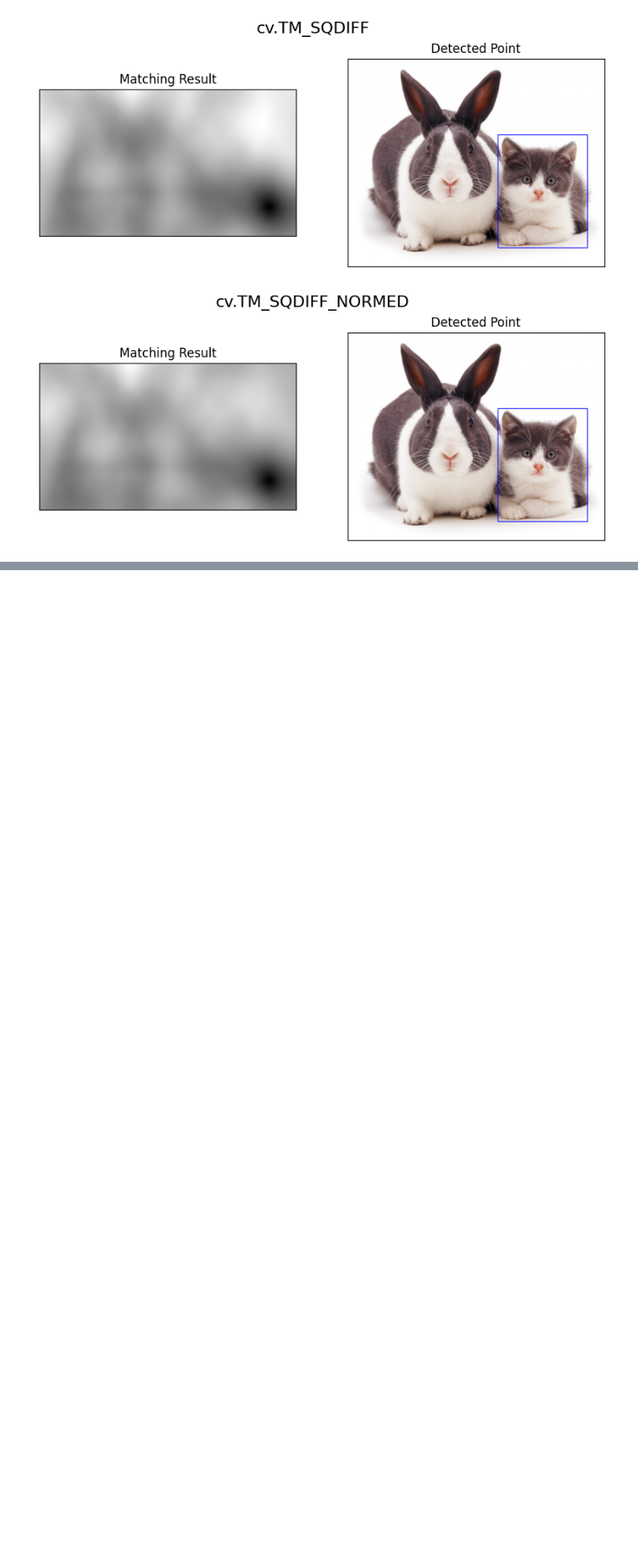
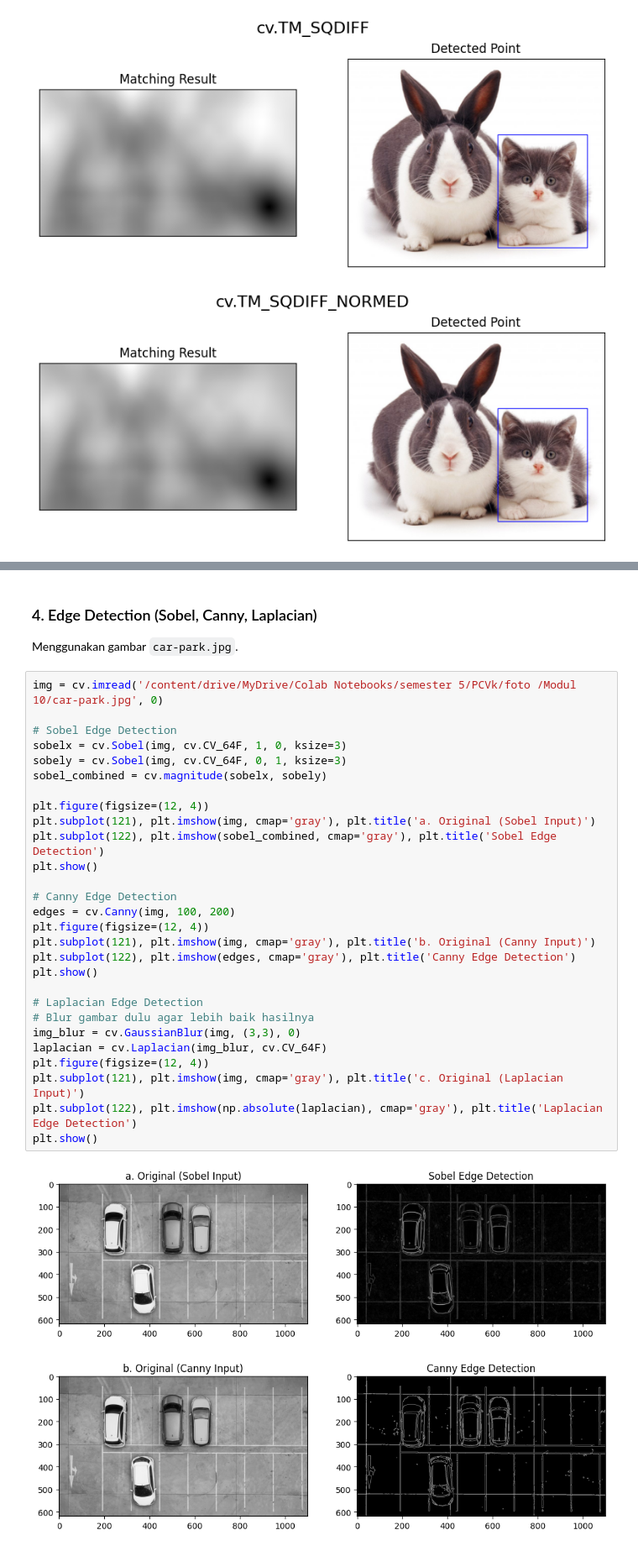
Before and after one commit to AlfredaDhaifullah04/PCVK_Ganjil_2026, a Jupyter notebook: PCVK_M10_W10.ipynb, the cells around one changed output, grey strips where cells are left out. Shown at 84% size. Saved outputs shown, nothing was run; the diff lists cells and outputs as text; blank space fills up the shorter version.

```diff
--- a/PCVK_M10_W10.ipynb
+++ b/PCVK_M10_W10.ipynb
@@ -67,0 +97,34 @@ for meth in methods:
+# %% [markdown]
+### 4. Edge Detection (Sobel, Canny, Laplacian)
+Menggunakan gambar `car-park.jpg`.
+# %%
+img = cv.imread('/content/drive/MyDrive/Colab Notebooks/semester 5/PCVk/foto /Modul 10/car-park.jpg', 0)
+
+# Sobel Edge Detection
+sobelx = cv.Sobel(img, cv.CV_64F, 1, 0, ksize=3)
+sobely = cv.Sobel(img, cv.CV_64F, 0, 1, ksize=3)
+sobel_combined = cv.magnitude(sobelx, sobely)
+
+plt.figure(figsize=(12, 4))
+plt.subplot(121), plt.imshow(img, cmap='gray'), plt.title('a. Original (Sobel Input)')
+plt.subplot(122), plt.imshow(sobel_combined, cmap='gray'), plt.title('Sobel Edge Detection')
+plt.show()
+
+# Canny Edge Detection
+edges = cv.Canny(img, 100, 200)
+plt.figure(figsize=(12, 4))
+plt.subplot(121), plt.imshow(img, cmap='gray'), plt.title('b. Original (Canny Input)')
+plt.subplot(122), plt.imshow(edges, cmap='gray'), plt.title('Canny Edge Detection')
+plt.show()
+
+# Laplacian Edge Detection
+# Blur gambar dulu agar lebih baik hasilnya
+img_blur = cv.GaussianBlur(img, (3,3), 0)
+laplacian = cv.Laplacian(img_blur, cv.CV_64F)
+plt.figure(figsize=(12, 4))
+plt.subplot(121), plt.imshow(img, cmap='gray'), plt.title('c. Original (Laplacian Input)')
+plt.subplot(122), plt.imshow(np.absolute(laplacian), cmap='gray'), plt.title('Laplacian Edge Detection')
+plt.show()
+# %% [output]
+[figure, added]
+[figure, added]
```
Also changed, not shown: parts of 4 cells of this notebook.
